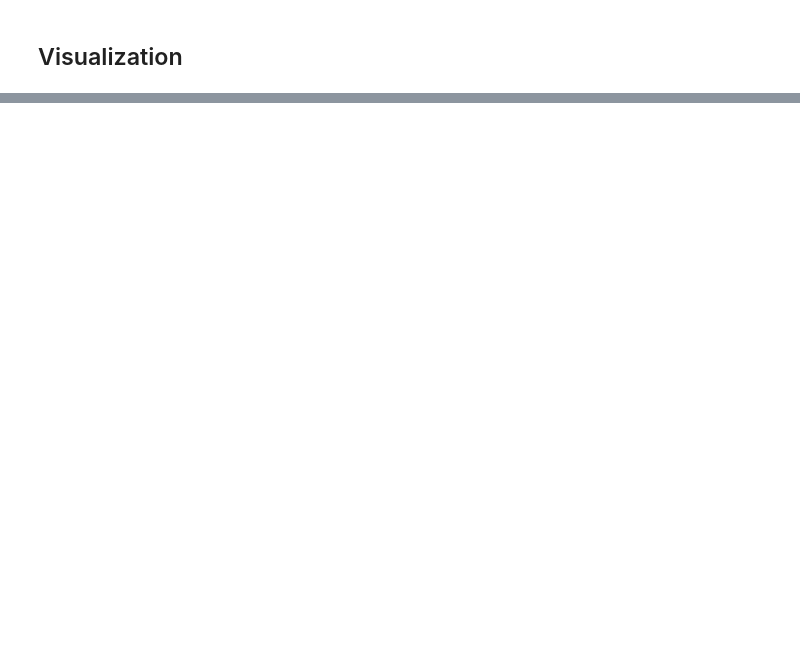
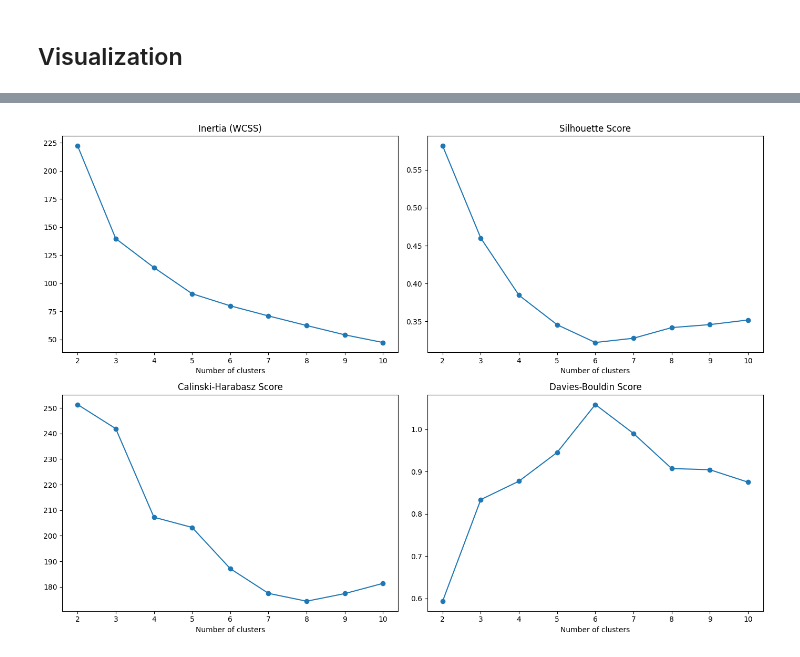
Before and after one commit to anika0273/ML_BoilerPlates, a Jupyter notebook: K-Means_Clustering.ipynb, the cells around one changed output, grey strips where cells are left out. Cells and saved outputs as stored; diff of their text form; code cells hidden in the pictures; blank space fills up the shorter version.

```diff
--- a/K-Means_Clustering.ipynb
+++ b/K-Means_Clustering.ipynb
@@ -187,0 +192,5 @@ Stability → Run K-Means multiple times (n_init) to check if clusters are consi
+# %%
+# Run multiple initializations
+kmeans_multi = KMeans(n_clusters=best_k, n_init=50, random_state=42)
+kmeans_multi.fit(X_scaled)
+print("Inertia:", kmeans_multi.inertia_)
@@ -187,0 +206,27 @@ Stability → Run K-Means multiple times (n_init) to check if clusters are consi
+# %%
+from sklearn.metrics import calinski_harabasz_score, davies_bouldin_score
+
+wcss = []
+silhouette_scores = []
+ch_scores = []
+db_scores = []
+K = range(2, 11)
+
+for k in K:
+    kmeans = KMeans(n_clusters=k, random_state=42, n_init=20)
+    labels = kmeans.fit_predict(X_scaled)
+    wcss.append(kmeans.inertia_)
+    silhouette_scores.append(silhouette_score(X_scaled, labels))
+    ch_scores.append(calinski_harabasz_score(X_scaled, labels))
+    db_scores.append(davies_bouldin_score(X_scaled, labels))
+
+fig, axs = plt.subplots(2,2, figsize=(14,10))
+axs[0,0].plot(K, wcss, marker='o'); axs[0,0].set_title("Inertia (WCSS)")
+axs[0,1].plot(K, silhouette_scores, marker='o'); axs[0,1].set_title("Silhouette Score")
+axs[1,0].plot(K, ch_scores, marker='o'); axs[1,0].set_title("Calinski-Harabasz Score")
+axs[1,1].plot(K, db_scores, marker='o'); axs[1,1].set_title("Davies-Bouldin Score")
+for ax in axs.ravel(): ax.set_xlabel("Number of clusters")
+plt.tight_layout()
+plt.show()
+# %% [output]
+[figure, added]
```
Also changed, not shown: parts of 16 cells of this notebook, 1 other file.
